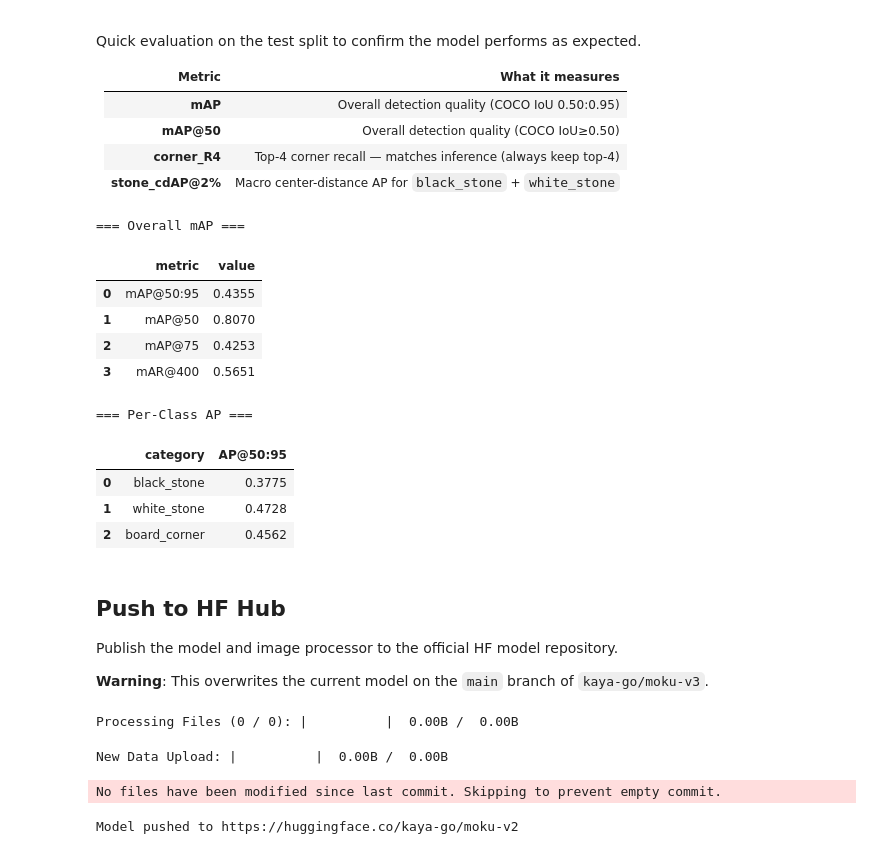
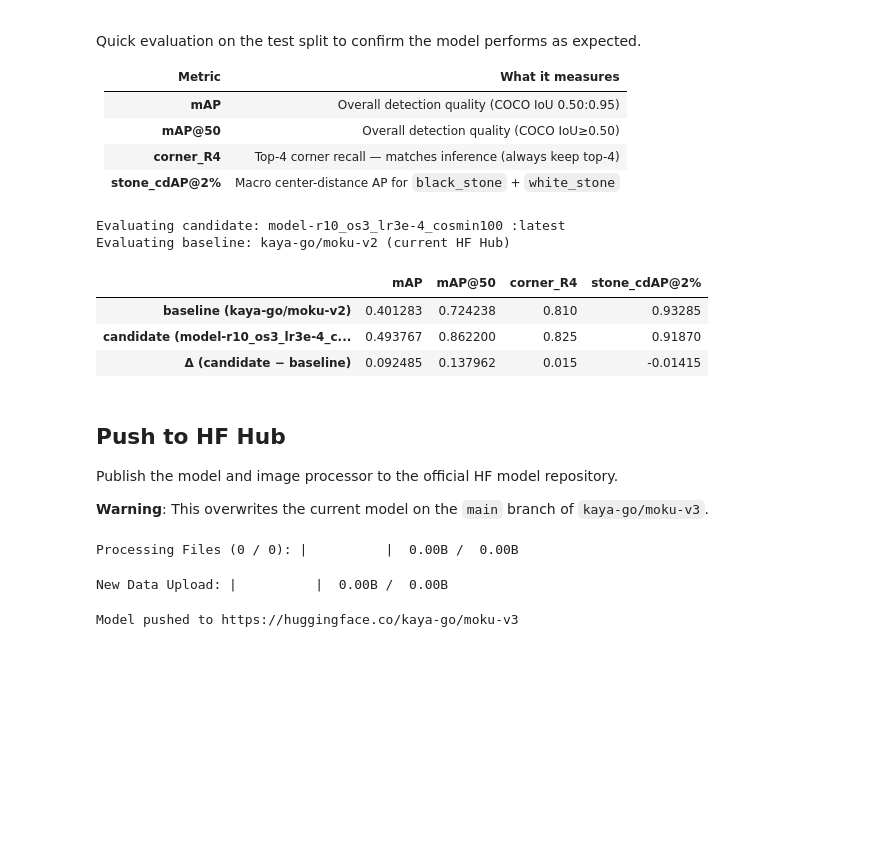
Before and after one commit to kaya-go/moku, a Jupyter notebook: notebooks/30_Publish_Model.ipynb, the cells around one changed output. Saved outputs shown, nothing was run; the diff lists cells and outputs as text; code cells hidden in the pictures; blank space fills up the shorter version.

```diff
--- a/notebooks/30_Publish_Model.ipynb
+++ b/notebooks/30_Publish_Model.ipynb
@@ -48,7 +41,7 @@ Set the artifact path below. Use the `name` column from the table above.
 Append `:latest` or `:vN` for a specific version.
 # %%
 # ← Set the artifact to publish
-ARTIFACT = "model-r9_os5_lr3e-4_cosmin500:latest"
+ARTIFACT = "model-r10_os3_lr3e-4_cosmin100 :latest"
 
 HF_MODEL = "kaya-go/moku-v3"
 HF_MODEL_BASELINE = "kaya-go/moku-v2"
@@ -88,13 +82,13 @@ Quick evaluation on the test split to confirm the model performs as expected.
 | **corner_R4** | Top-4 corner recall — matches inference (always keep top-4) |
 | **stone_cdAP@2%** | Macro center-distance AP for `black_stone` + `white_stone` |
 # %%
-from transformers import RTDetrForObjectDetection
+from transformers import RTDetrForObjectDetection, RTDetrImageProcessor
 
 ds = load_dataset(HF_DATASET)
 
 # ── Helper to evaluate a single model ──
 def _eval_model(m, processor, ds_test):
-    ds_test.dataset.set_transform(make_eval_transform(processor))
+    ds_test.set_transform(make_eval_transform(processor))
     map_metrics = evaluate_map(model=m, dataset=ds_test, image_processor=processor, batch_size=8)
     cd = evaluate_cd_ap(model=m, dataset=ds_test, image_processor=processor, batch_size=8)
     corner_R4 = cd["corner_R4"]
@@ -110,47 +104,40 @@ test_split = ds["test"]
 
 # ── Evaluate candidate (W&B artifact) ──
 print(f"Evaluating candidate: {ARTIFACT}")
-ds.set_transform(make_eval_transform(ip))
 candidate_metrics = _eval_model(model, ip, test_split)
 
 # ── Evaluate current HF Hub model (baseline) ──
 print(f"Evaluating baseline: {HF_MODEL_BASELINE} (current HF Hub)")
 ip_baseline = RTDetrImageProcessor.from_pretrained(HF_MODEL_BASELINE)
 model_baseline = RTDetrForObjectDetection.from_pretrained(
     HF_MODEL_BASELINE,
     num_labels=len(CATEGORIES),
     id2label=ID_TO_CATEGORY,
     label2id=CATEGORIES,
 )
 model_baseline.eval()
-ds.set_transform(make_eval_transform(ip_baseline))
 baseline_metrics = _eval_model(model_baseline, ip_baseline, test_split)
 
 # ── Comparison table ──
 comparison = pd.DataFrame([
     {"model": f"baseline ({HF_MODEL_BASELINE})", **baseline_metrics},
     {"model": f"candidate ({ARTIFACT})", **candidate_metrics},
 ])
 comparison = comparison.set_index("model")
 
 # Add delta row
 delta = comparison.iloc[1] - comparison.iloc[0]
 delta.name = "Δ (candidate − baseline)"
 comparison = pd.concat([comparison, delta.to_frame().T])
 
 display(comparison)
 # %% [output]
-=== Overall mAP ===
+Evaluating candidate: model-r10_os3_lr3e-4_cosmin100 :latest
+Evaluating baseline: kaya-go/moku-v2 (current HF Hub)
-|  | metric | value |
-| 0 | mAP@50:95 | 0.4355 |
-| 1 | mAP@50 | 0.8070 |
-| 2 | mAP@75 | 0.4253 |
-| 3 | mAR@400 | 0.5651 |
+|  | mAP | mAP@50 | corner_R4 | stone_cdAP@2% |
+| baseline (kaya-go/moku-v2) | 0.401283 | 0.724238 | 0.810 | 0.93285 |
+| candidate (model-r10_os3_lr3e-4_c... | 0.493767 | 0.862200 | 0.825 | 0.91870 |
+| Δ (candidate − baseline) | 0.092485 | 0.137962 | 0.015 | -0.01415 |
-=== Per-Class AP ===
-|  | category | AP@50:95 |
-| 0 | black_stone | 0.3775 |
-| 1 | white_stone | 0.4728 |
-| 2 | board_corner | 0.4562 |
 # %% [markdown]
 ## Push to HF Hub
 
@@ -165,5 +152,4 @@ print(f"Model pushed to https://huggingface.co/{HF_MODEL}")
 # %% [output]
 Processing Files (0 / 0): |          |  0.00B /  0.00B
 New Data Upload: |          |  0.00B /  0.00B
-No files have been modified since last commit. Skipping to prevent empty commit.
+Model pushed to https://huggingface.co/kaya-go/moku-v3
-Model pushed to https://huggingface.co/kaya-go/moku-v2
```
Also changed, not shown: parts of 3 cells of this notebook, 4 other files.
